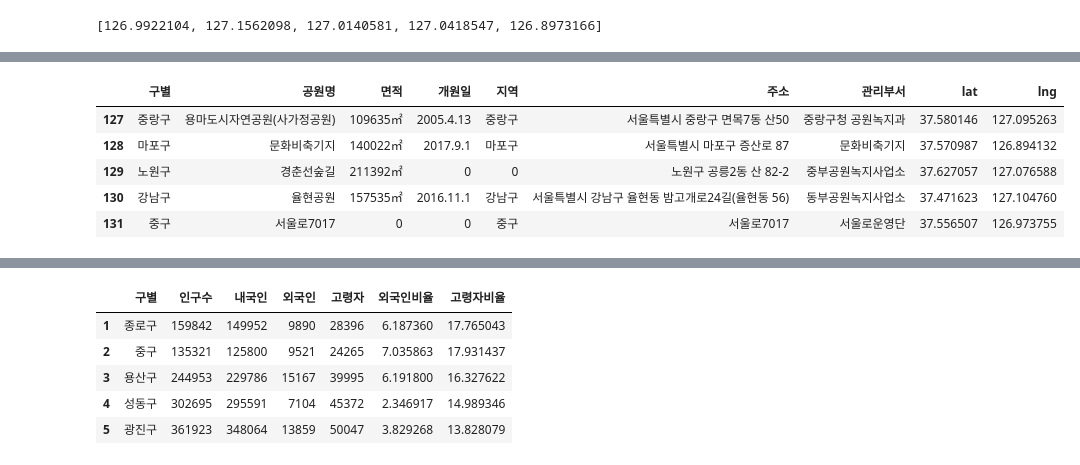
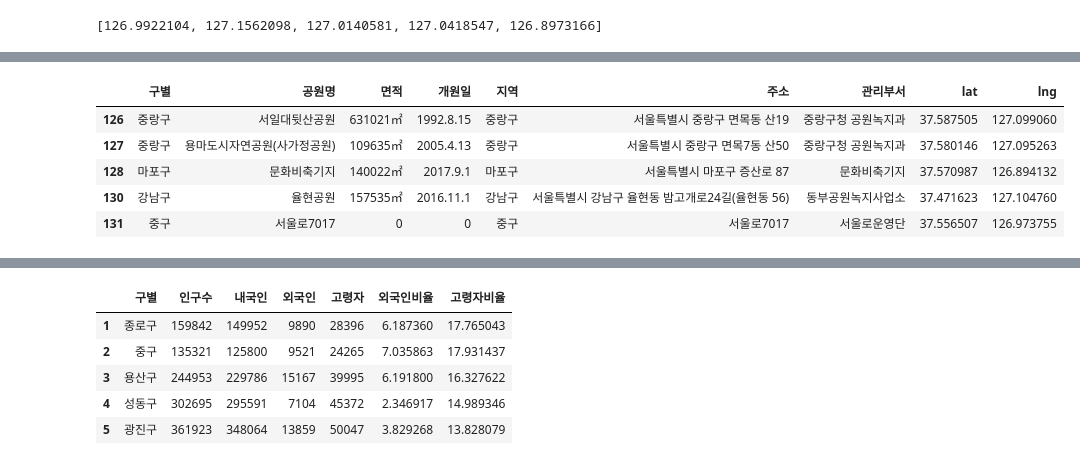
Before and after one commit to leele91/Data-Analysis-2020, a Jupyter notebook: 07.seoul/0004.공원.ipynb, the cells around one changed output, grey strips where cells are left out. Cells and saved outputs as stored; diff of their text form; code cells hidden in the pictures.

```diff
--- a/07.seoul/0004.공원.ipynb
+++ b/07.seoul/0004.공원.ipynb
@@ -322,3 +336,6 @@ park.head()
 | 2 | 서울대공원 | 9132690m² | 1984.5.1 | 과천시 | 경기도 과천시 대공원광장로 102 | 전략기획실 | 200994.267 | 437163.981 | 127.019847 | ... |
 | 3 | 서울숲 | 480994㎡ | 2005.6.18 | 성동구 | 서울특별시 성동구 뚝섬로 273 (성수동1가) | 서울숲 관리사무소 | 203695.432 | 449290.726 | 127.041798 | ... |
 | 4 | 월드컵공원 | 2284085㎡ | 2002.5.1 | 마포구 | 서울특별시 마포구 하늘공원로 84(월드컵공원) | 월드컵공원 | 190658.070 | 451598.831 | 126.878907 | ... |
+# %%
+park2 = park[park['주소'].str.contains('서울')]
+park2.head(6)
@@ -324,0 +386,8 @@ park.head()
+# %%
+# 텍스트 수정
+# 문자열.replace(“검색 문자”, “치환 문자”, 치환 횟수)
+park2['구별'] = park2.구별.replace("천호2동", "강동구")
+# %%
+park2['구별'] = park2.구별.replace("오금동", "송파구")
+# %%
+park2['구별'] = park2.구별.replace("별내동", "노원구")
@@ -325,11 +475,11 @@ park.head()
 # %%
-park1 = park[['구별', '공원명', '면적', '개원일', '지역', '주소', '관리부서', 'lat', 'lng']]
+park1 = park2[['구별', '공원명', '면적', '개원일', '지역', '주소', '관리부서', 'lat', 'lng']]
 park1.tail()
 # %% [output]
 |  | 구별 | 공원명 | 면적 | 개원일 | 지역 | 주소 | 관리부서 | lat | lng |
+| 126 | 중랑구 | 서일대뒷산공원 | 631021㎡ | 1992.8.15 | 중랑구 | 서울특별시 중랑구 면목동 산19 | 중랑구청 공원녹지과 | 37.587505 | 127.099060 |
 | 127 | 중랑구 | 용마도시자연공원(사가정공원) | 109635㎡ | 2005.4.13 | 중랑구 | 서울특별시 중랑구 면목7동 산50 | 중랑구청 공원녹지과 | 37.580146 | 127.095263 |
 | 128 | 마포구 | 문화비축기지 | 140022㎡ | 2017.9.1 | 마포구 | 서울특별시 마포구 증산로 87 | 문화비축기지 | 37.570987 | 126.894132 |
-| 129 | 노원구 | 경춘선숲길 | 211392㎡ | 0 | 0 | 노원구 공릉2동 산 82-2 | 중부공원녹지사업소 | 37.627057 | 127.076588 |
 | 130 | 강남구 | 율현공원 | 157535㎡ | 2016.11.1 | 강남구 | 서울특별시 강남구 율현동 밤고개로24길(율현동 56) | 동부공원녹지사업소 | 37.471623 | 127.104760 |
 | 131 | 중구 | 서울로7017 | 0 | 0 | 중구 | 서울로7017 | 서울로운영단 | 37.556507 | 126.973755 |
 # %%
```
Also changed, not shown: parts of 24 cells of this notebook.
